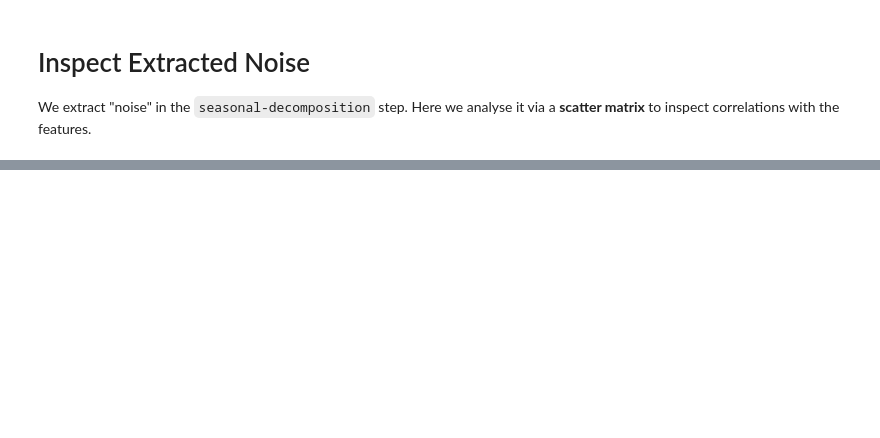
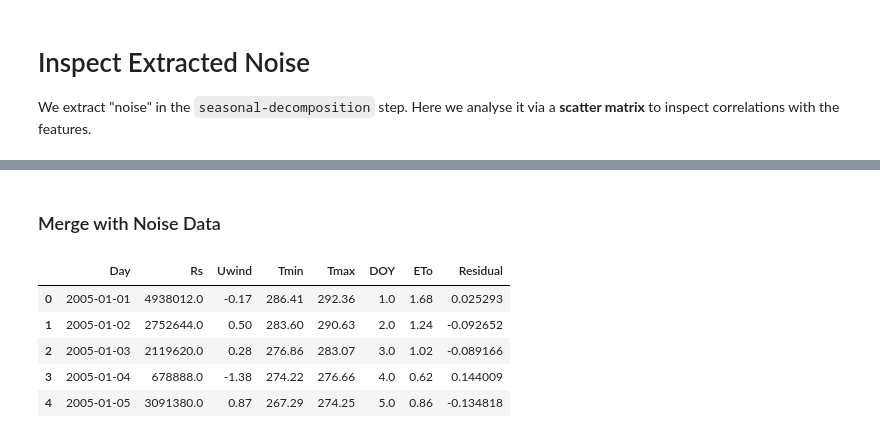
Before and after one commit to fedesss98/kc-predict, a Jupyter notebook: notebook/06-inspect-noise.ipynb, the cells around one changed output, grey strips where cells are left out. Cells and saved outputs as stored; diff of their text form; code cells hidden in the pictures; blank space fills up the shorter version.

```diff
--- a/notebook/06-inspect-noise.ipynb
+++ b/notebook/06-inspect-noise.ipynb
@@ -43,0 +61,12 @@ sns.scatterplot(df_noise, x="Day", y="resid", hue="DOY", palette="crest")
+# %% [markdown]
+### Merge with Noise Data
+# %%
+df = df_fts.merge(df_noise, on="Day")
+df.head()
+# %% [output]
+|  | Day | Rs | Uwind | Tmin | Tmax | DOY | ETo | Residual |
+| 0 | 2005-01-01 | 4938012.0 | -0.17 | 286.41 | 292.36 | 1.0 | 1.68 | 0.025293 |
+| 1 | 2005-01-02 | 2752644.0 | 0.50 | 283.60 | 290.63 | 2.0 | 1.24 | -0.092652 |
+| 2 | 2005-01-03 | 2119620.0 | 0.28 | 276.86 | 283.07 | 3.0 | 1.02 | -0.089166 |
+| 3 | 2005-01-04 | 678888.0 | -1.38 | 274.22 | 276.66 | 4.0 | 0.62 | 0.144009 |
+| 4 | 2005-01-05 | 3091380.0 | 0.87 | 267.29 | 274.25 | 5.0 | 0.86 | -0.134818 |
```
Also changed, not shown: parts of 15 cells of this notebook.
